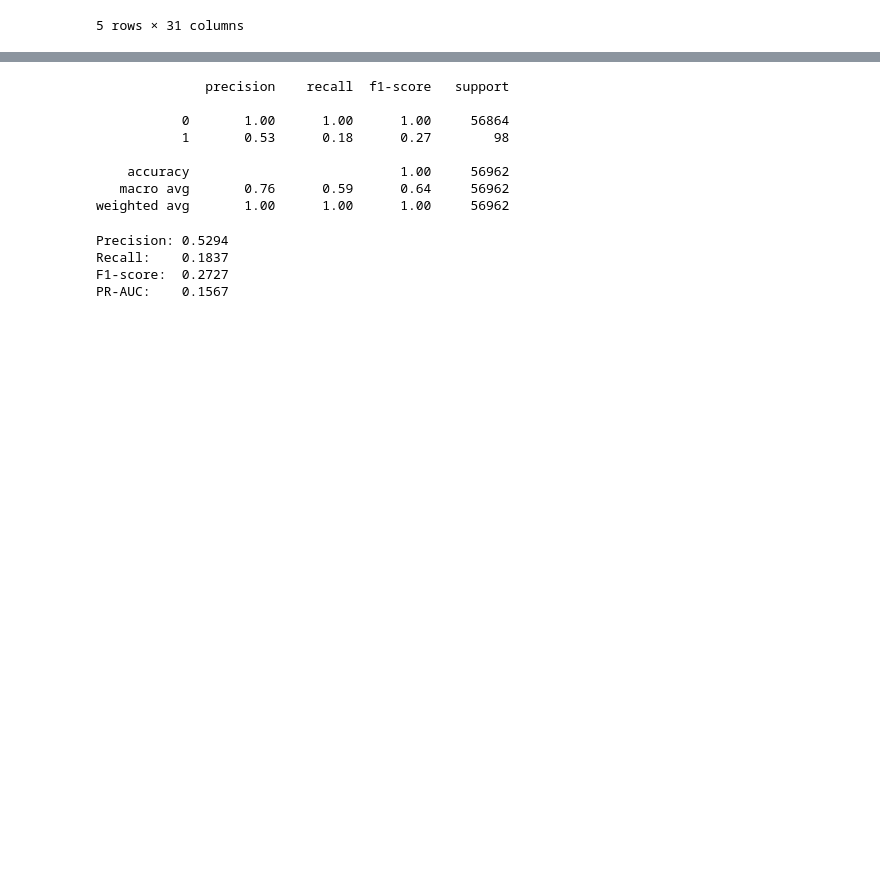
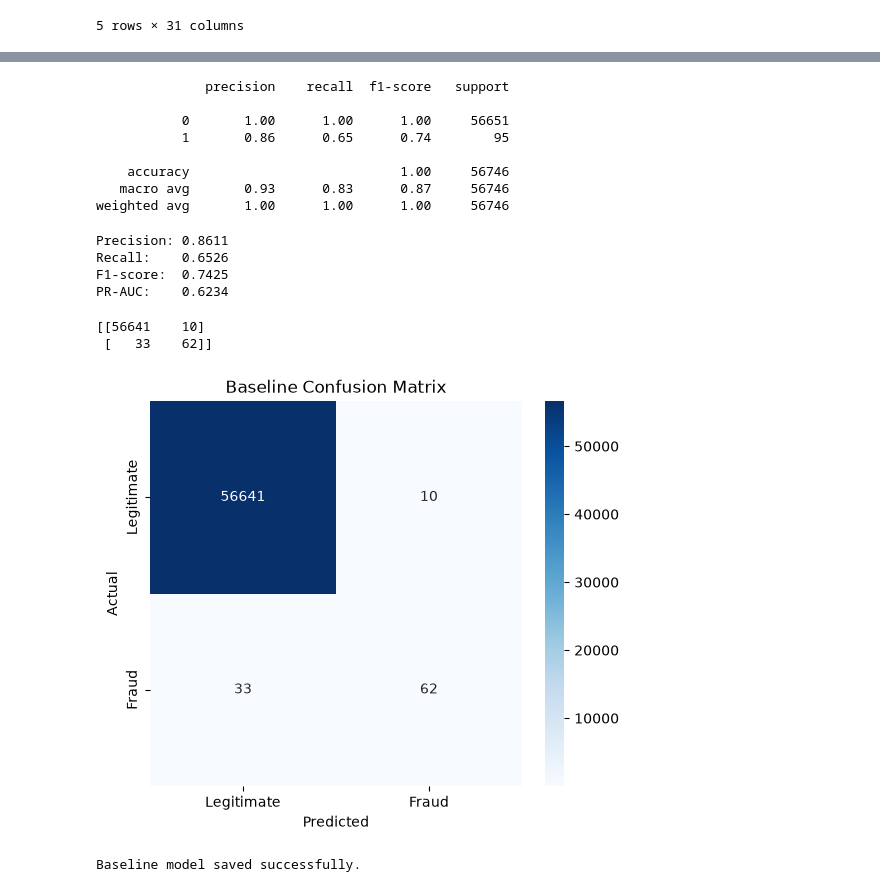
Before and after one commit to Fenet-Ab/card-fraud-detection, a Jupyter notebook: notebooks/02_baseline_model.ipynb, the cells around one changed output, grey strips where cells are left out. Drawn from its saved outputs; the diff is of its cells as text; code cells hidden in the pictures; blank space fills up the shorter version.

Commit message:
baseline training

```diff
--- a/notebooks/02_baseline_model.ipynb
+++ b/notebooks/02_baseline_model.ipynb
@@ -17,7 +19,7 @@ from sklearn.metrics import (
     precision_recall_curve
 )
 # %%
-df = pd.read_csv("../data/raw/creditcard.csv")
+df = pd.read_csv("../data/processed/creditcard_processed.csv")
 
 df.head()
 # %% [output]
@@ -108,12 +114,12 @@ print(classification_report(y_test, y_pred))
 # %% [output]
               precision    recall  f1-score   support
 
-           0       1.00      1.00      1.00     56864
-           1       0.53      0.18      0.27        98
+           0       1.00      1.00      1.00     56651
+           1       0.86      0.65      0.74        95
 
-    accuracy                           1.00     56962
-   macro avg       0.76      0.59      0.64     56962
-weighted avg       1.00      1.00      1.00     56962
+    accuracy                           1.00     56746
+   macro avg       0.93      0.83      0.87     56746
+weighted avg       1.00      1.00      1.00     56746
 # %%
 precision = precision_score(y_test, y_pred)
 recall = recall_score(y_test, y_pred)
@@ -125,7 +131,46 @@ print(f"Recall:    {recall:.4f}")
 print(f"F1-score:  {f1:.4f}")
 print(f"PR-AUC:    {pr_auc:.4f}")
 # %% [output]
-Precision: 0.5294
-Recall:    0.1837
-F1-score:  0.2727
-PR-AUC:    0.1567
+Precision: 0.8611
+Recall:    0.6526
+F1-score:  0.7425
+PR-AUC:    0.6234
+# %%
+
+
+cm = confusion_matrix(y_test, y_pred)
+
+print(cm)
+# %% [output]
+[[56641    10]
+ [   33    62]]
+# %%
+import matplotlib.pyplot as plt
+import seaborn as sns
+
+plt.figure(figsize=(6, 5))
+
+sns.heatmap(
+    cm,
+    annot=True,
+    fmt="d",
+    cmap="Blues",
+    xticklabels=["Legitimate", "Fraud"],
+    yticklabels=["Legitimate", "Fraud"]
+)
+
+plt.xlabel("Predicted")
+plt.ylabel("Actual")
+plt.title("Baseline Confusion Matrix")
+
+plt.show()
+# %% [output]
+[figure, added]
+# %%
+
+
+joblib.dump(model, "../models/baseline_model.pkl")
+
+print("Baseline model saved successfully.")
+# %% [output]
+Baseline model saved successfully.
```
Also changed, not shown: parts of 5 cells of this notebook.
